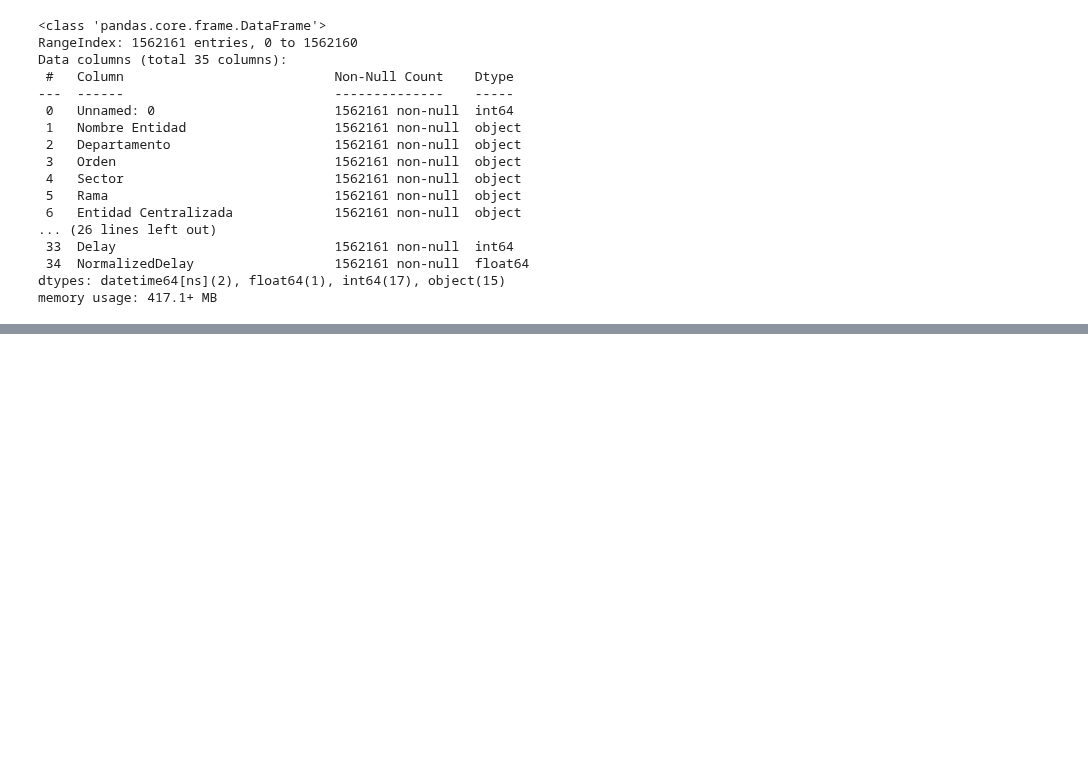
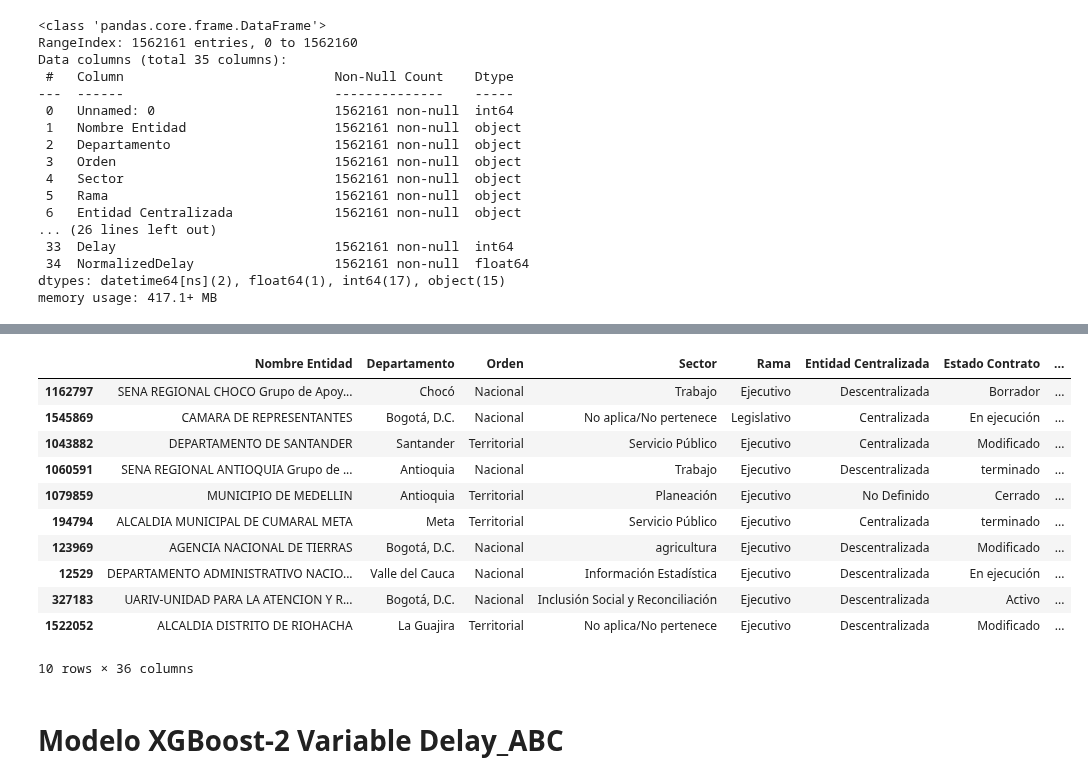
Before and after one commit to lumariaap15/secop-ds4a, a Jupyter notebook: delay_ranges.ipynb, the cells around one changed output, grey strips where cells are left out. Cells and saved outputs as stored; diff of their text form; code cells hidden in the pictures; blank space fills up the shorter version.

Commit message:
Ajustado modelo XGBoost-2

```diff
--- a/delay_ranges.ipynb
+++ b/delay_ranges.ipynb
@@ -92,0 +134,7 @@ df2
+# %%
+#Crear columna vacía
+df['Delay_ABC'] = 0
+# Categorías
+limit_AB = df_de_ABC['ABLimit']
+limit_BC = df_de_ABC['BCLimit'] + limit_AB
+limit_AB,limit_BC
@@ -92,0 +162,4 @@ df2
+# %%
+df.loc[(df['NormalizedDelay'] > 0)& (df['NormalizedDelay'] <= limit_AB), 'Delay_ABC'] = 1
+df.loc[(df['NormalizedDelay'] > limit_AB) & (df['NormalizedDelay'] <= limit_BC), 'Delay_ABC']= 2
+df.loc[(df['NormalizedDelay'] > limit_BC), 'Delay_ABC'] = 3
@@ -92,0 +203,25 @@ df2
+# %%
+df['Delay_EQ'] = 0
+limit_1 = 0.3333333333333333
+limit_2 = 0.6666666666666667
+# %%
+df.loc[(df['NormalizedDelay'] > 0)& (df['NormalizedDelay'] <= limit_1), 'Delay_EQ'] = 1
+df.loc[(df['NormalizedDelay'] > limit_1) & (df['NormalizedDelay'] <= limit_2), 'Delay_EQ']= 2
+df.loc[(df['NormalizedDelay'] > limit_2), 'Delay_EQ'] = 3
+# %%
+df.sample(10)
+# %% [output]
+|  | Nombre Entidad | Departamento | Orden | Sector | Rama | Entidad Centralizada | Estado Contrato | ... |
+| 1162797 | SENA REGIONAL CHOCO Grupo de Apoy... | Chocó | Nacional | Trabajo | Ejecutivo | Descentralizada | Borrador | ... |
+| 1545869 | CAMARA DE REPRESENTANTES | Bogotá, D.C. | Nacional | No aplica/No pertenece | Legislativo | Centralizada | En ejecución | ... |
+| 1043882 | DEPARTAMENTO DE SANTANDER | Santander | Territorial | Servicio Público | Ejecutivo | Centralizada | Modificado | ... |
+| 1060591 | SENA REGIONAL ANTIOQUIA Grupo de ... | Antioquia | Nacional | Trabajo | Ejecutivo | Descentralizada | terminado | ... |
+| 1079859 | MUNICIPIO DE MEDELLIN | Antioquia | Territorial | Planeación | Ejecutivo | No Definido | Cerrado | ... |
+| 194794 | ALCALDIA MUNICIPAL DE CUMARAL META | Meta | Territorial | Servicio Público | Ejecutivo | Centralizada | terminado | ... |
+| 123969 | AGENCIA NACIONAL DE TIERRAS | Bogotá, D.C. | Nacional | agricultura | Ejecutivo | Descentralizada | Modificado | ... |
+| 12529 | DEPARTAMENTO ADMINISTRATIVO NACIO... | Valle del Cauca | Nacional | Información Estadística | Ejecutivo | Descentralizada | En ejecución | ... |
+| 327183 | UARIV-UNIDAD PARA LA ATENCION Y R... | Bogotá, D.C. | Nacional | Inclusión Social y Reconciliación | Ejecutivo | Descentralizada | Activo | ... |
+| 1522052 | ALCALDIA DISTRITO DE RIOHACHA | La Guajira | Territorial | No aplica/No pertenece | Ejecutivo | Descentralizada | Modificado | ... |
+10 rows × 36 columns
+# %% [markdown]
+# Modelo XGBoost-2 Variable Delay_ABC
```
Also changed, not shown: parts of 25 cells of this notebook.
